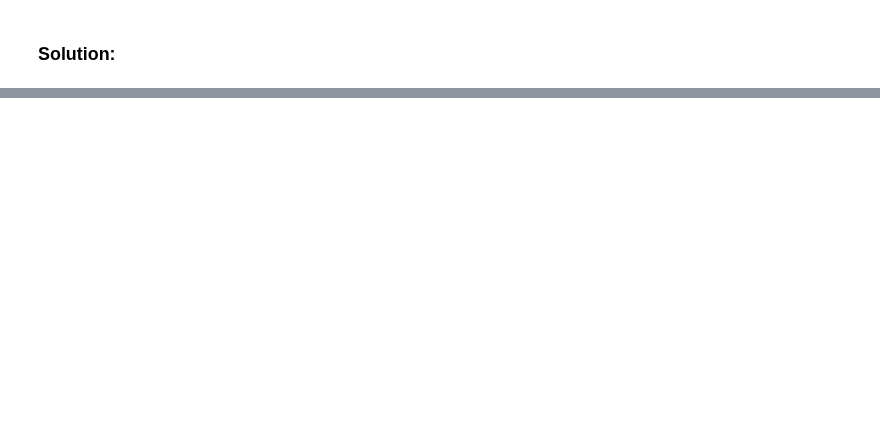
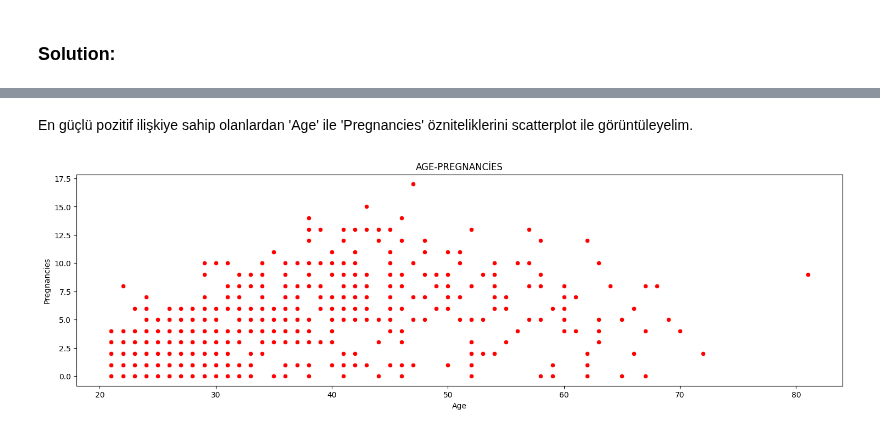
Before and after one commit to SeherKumsar/Ada-Lovelace-Veri-Bilimi-Akademisi, a Jupyter notebook: exercises/week-3-exercise.ipynb, the cells around one changed output, grey strips where cells are left out. Saved outputs shown, nothing was run; the diff lists cells and outputs as text; code cells hidden in the pictures; blank space fills up the shorter version.

```diff
--- a/exercises/week-3-exercise.ipynb
+++ b/exercises/week-3-exercise.ipynb
@@ -38,0 +316,9 @@
+# %% [markdown]
+En güçlü pozitif ilişkiye sahip olanlardan 'Age' ile 'Pregnancies' özniteliklerini scatterplot ile görüntüleyelim.
+# %%
+plt.figure(figsize=(18,5))
+sns.scatterplot( x='Age', y='Pregnancies',color='red',data=df_yeni)
+plt.title('AGE-PREGNANCİES')
+plt.show()
+# %% [output]
+[figure, added]
```
Also changed, not shown: parts of 68 cells of this notebook, 2 other files.
